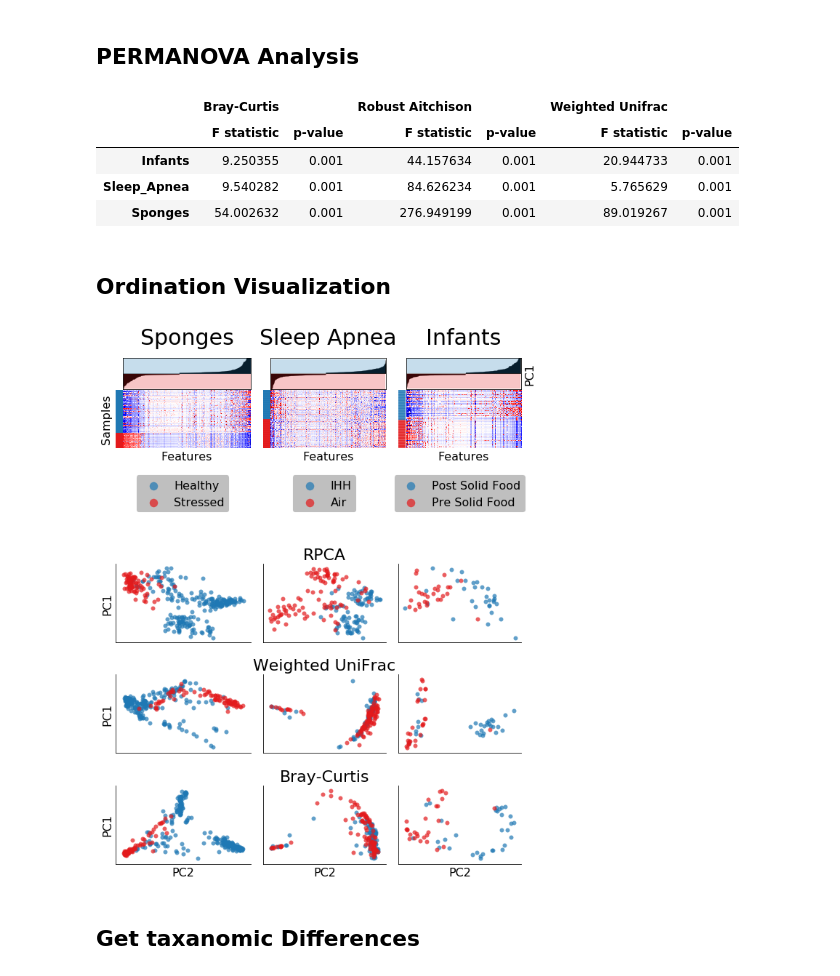
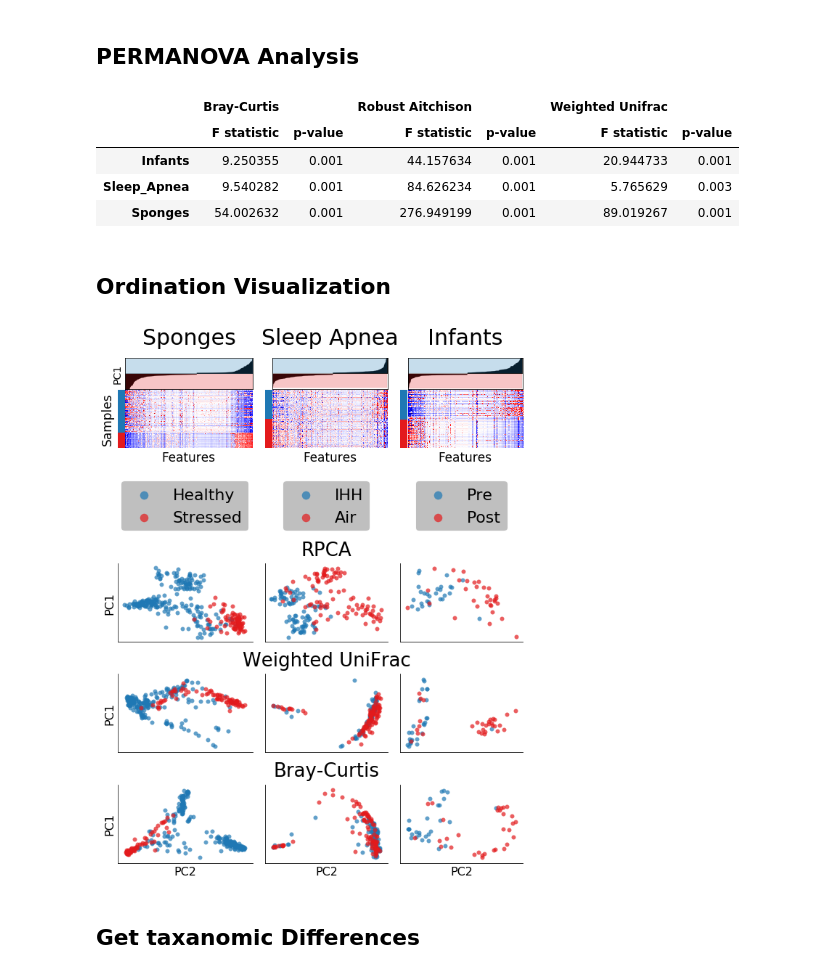
Before and after one commit to biocore/DEICODE, a Jupyter notebook: Examples/three_case_studies.ipynb, the cells around one changed output. Drawn from its saved outputs; the diff is of its cells as text; code cells hidden in the pictures.

```diff
--- a/Examples/three_case_studies.ipynb
+++ b/Examples/three_case_studies.ipynb
@@ -56,7 +56,7 @@ for dataset_ in [dir_ for dir_ in os.listdir('data/') if dir_!='.DS_Store']:
 ## Add metadata of interest for each
 # %%
 case_study['Sponges']['factor']='host_status'
-case_study['Infants']['factor']='solidfood'
+case_study['Infants']['factor']='solid_food'
 case_study['Sleep_Apnea']['factor']='exposure_type'
 # %% [markdown]
 ## Run distances for each
@@ -114,12 +114,13 @@ for study_ in case_study.keys():
     permanova_results[study_][('Bray-Curtis','F statistic')]=brayperm['test statistic']
 
 permanova_results_df=pd.DataFrame(permanova_results).T
+permanova_results_df.to_csv('figures/table_1.csv')
 permanova_results_df
 # %% [output]
 |  | Bray-Curtis |  | Robust Aitchison |  | Weighted Unifrac |  |
 |  | F statistic | p-value | F statistic | p-value | F statistic | p-value |
 | Infants | 9.250355 | 0.001 | 44.157634 | 0.001 | 20.944733 | 0.001 |
-| Sleep_Apnea | 9.540282 | 0.001 | 84.626234 | 0.001 | 5.765629 | 0.001 |
+| Sleep_Apnea | 9.540282 | 0.001 | 84.626234 | 0.001 | 5.765629 | 0.003 |
 | Sponges | 54.002632 | 0.001 | 276.949199 | 0.001 | 89.019267 | 0.001 |
 # %% [markdown]
 ## Ordination Visualization
@@ -174,7 +175,9 @@ for count_,study_ in enumerate(case_study.keys()):
     ax_map = plt.subplot(gs[8:23, width_start+heat_bars:width_end])
     ax_map_bar = plt.subplot(gs[8:23, width_start:width_start+heat_bars])
     ax_bar = plt.subplot(gs[0:8, width_start+heat_bars:width_end])
-    #ax_cbar = plt.subplot(gs[8:23, width_end:width_end+5]) only at the end?
+    #if count_==len(case_study.keys())-1:
+    #    ax_cbar = plt.subplot(gs[8:23, 55*len(case_study.keys())+5:])
+
     ax_raw_RPCA = plt.subplot(gs[52:72, width_start:width_end])
     ax_raw_WU = plt.subplot(gs[80:100, width_start:width_end])
     ax_raw_BC = plt.subplot(gs[108:128, width_start:width_end])
@@ -189,10 +192,12 @@ for count_,study_ in enumerate(case_study.keys()):
     ax_bar.set_xticks([])
     ax_bar.set_ylim([-10, 10])
     ax_bar.grid(which='major', axis='both', linestyle='--')
+    if count_==0:
+        ax_bar.set_ylabel('PC1', fontsize=14)
     if count_==2:
         ax_bar.set_yticks([])
-        ax_bar.set_ylabel('PC1', fontsize=16)
-        ax_bar.yaxis.set_label_position("right")
+        #ax_bar.set_ylabel('PC1', fontsize=14)
+        #ax_bar.yaxis.set_label_position("right")
     else:
         ax_bar.set_yticks([])
     ax_bar.tick_params(labelsize=8)
@@ -212,21 +217,22 @@ for count_,study_ in enumerate(case_study.keys()):
     ax_map.set_xticks([])
     ax_map.set_yticks([])
     if count_==0:
-        ax_map.set_ylabel('Samples', fontsize=16,labelpad=15)
-    ax_map.set_xlabel('Features', fontsize=16)
+        ax_map.set_ylabel('Samples', fontsize=17,labelpad=15)
+    ax_map.set_xlabel('Features', fontsize=17)
     ax_map.spines['right'].set_visible(False)
     ax_map.spines['top'].set_visible(False)
     ax_map.spines['bottom'].set_visible(False)
     ax_map.spines['left'].set_visible(False)
     ax_map.grid()
 
+
     # plot RPCA
     _,cmap_out=plot_pcoa(case_study[study_]['RPCA_samples'],
                case_study[study_]['mapping'],
                ax_raw_RPCA,case_study[study_]['factor'],colors_map)
     ax_raw_RPCA.legend(loc='upper center',
-                           bbox_to_anchor=(0.5, 2.2),
-                           prop={'size':16},
+                           bbox_to_anchor=(0.5, 2.15),
+                           prop={'size':22},
                          fancybox=True, framealpha=0.5,ncol=1
                          , markerscale=2, facecolor="grey")
 
@@ -237,41 +243,42 @@ for count_,study_ in enumerate(case_study.keys()):
     mapper = lambda t: vmap[str(t)]
     cmap_object = mcolors.LinearSegmentedColormap.from_list('custom', colors_map, N=len(colors_map))
     sns.heatmap(pd.DataFrame(sort_meta).applymap(mapper),
-                cmap=cmap_object,ax=ax_map_bar,alpha = 0.7,
+                cmap=cmap_object,ax=ax_map_bar,
                 yticklabels=False,xticklabels=False,cbar=False)
     ax_map_bar.set_xlabel('')
     ax_map_bar.set_ylabel('')
 
 
     # plot WU
     plot_tmp=pcoa(case_study[study_]['Weighted_UniFrac_dist']).samples
     plot_pcoa(plot_tmp,
                case_study[study_]['mapping'],
                ax_raw_WU,case_study[study_]['factor'],colors_map)
 
     # plot BC
     plot_tmp=pcoa(case_study[study_]['Bray_Curtis_dist']).samples
     plot_pcoa(plot_tmp,
                case_study[study_]['mapping'],
                ax_raw_BC,case_study[study_]['factor'],colors_map)
 
     if count_==0:
         ax_raw_RPCA.set_ylabel('PC1', fontsize=16)
         ax_raw_WU.set_ylabel('PC1', fontsize=16)
         ax_raw_BC.set_ylabel('PC1', fontsize=16)
     if count_==1:
-        ax_raw_RPCA.set_title('RPCA', fontsize=22)
-        ax_raw_WU.set_title('Weighted UniFrac', fontsize=22)
-        ax_raw_BC.set_title('Bray-Curtis', fontsize=22)
+        ax_raw_RPCA.set_title('RPCA',y=1.05, fontsize=26)
+        ax_raw_WU.set_title('Weighted UniFrac',y=1.05, fontsize=26)
+        ax_raw_BC.set_title('Bray-Curtis',y=1.05, fontsize=26)
 
     ax_raw_BC.set_xlabel('PC2', fontsize=16)
 
     # iterate and make new width limits
     width_start=width_end+5
-    width_end=width_end+width_end
+    width_end+=width_end
+
 fig.savefig('figures/figure3.png',dpi=300, bbox_inches='tight',facecolor='white')
 plt.show()
 # %% [output]
-[figure, old version]
+[figure, new version]
 # %% [markdown]
 ## Get taxanomic Differences
```
Also changed, not shown: 3 other files.
